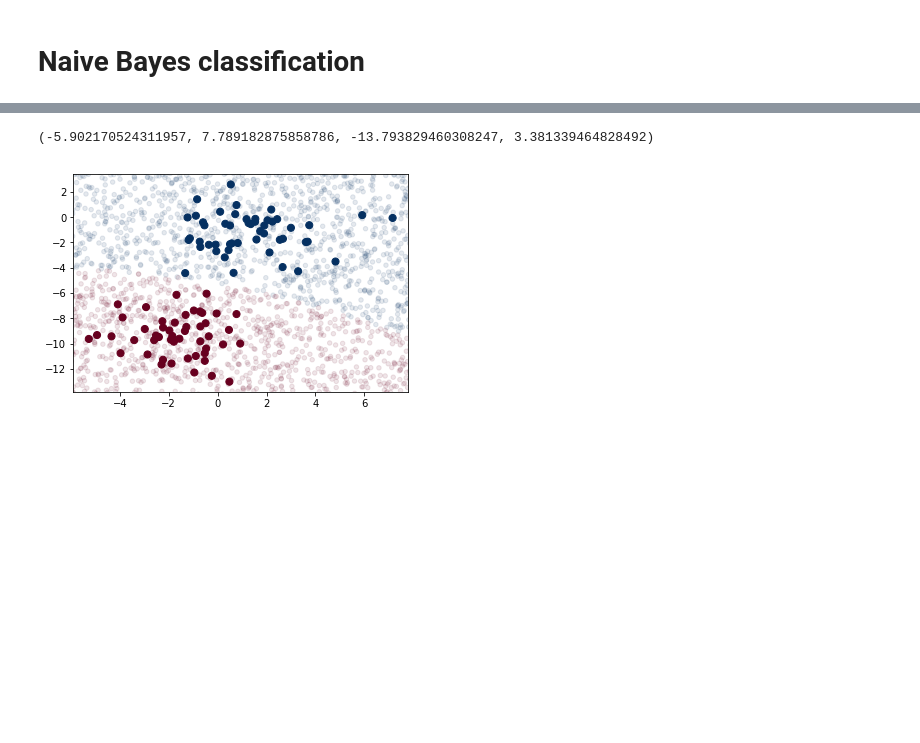
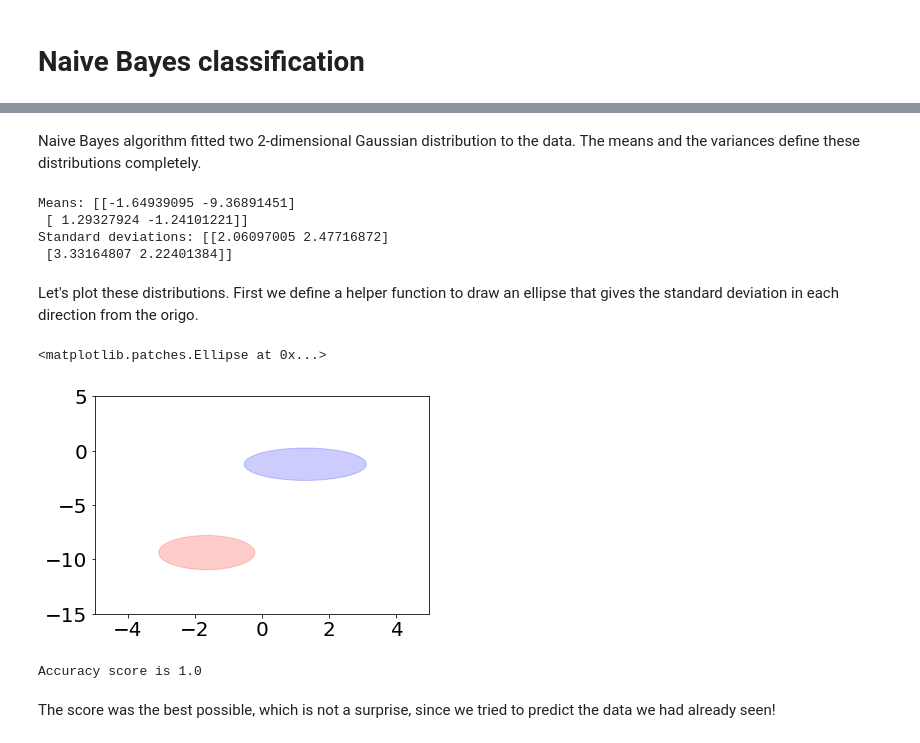
Before and after one commit to jttoivon/data-analysis-with-python-spring-2019, a Jupyter notebook: bayes.ipynb, the cells around one changed output, grey strips where cells are left out. Cells and saved outputs as stored; diff of their text form; code cells hidden in the pictures; blank space fills up the shorter version.

```diff
--- a/bayes.ipynb
+++ b/bayes.ipynb
@@ -51,8 +43,52 @@ ynew = model.predict(Xnew)
-# %%
-plt.scatter(X[:, 0], X[:, 1], c=y, s=50, cmap='RdBu')
-lim = plt.axis()
-plt.scatter(Xnew[:, 0], Xnew[:, 1], c=ynew, s=20, cmap='RdBu', alpha=0.1)
-plt.axis(lim)
-# %% [output]
-(-5.902170524311957, 7.789182875858786, -13.793829460308247, 3.381339464828492)
-[figure, removed]
+# %% [markdown]
+Naive Bayes algorithm fitted two 2-dimensional Gaussian distribution to the data. The means and the variances define these distributions completely.
+# %%
+print("Means:", model.theta_)
+print("Standard deviations:", model.sigma_)
+# %% [output]
+Means: [[-1.64939095 -9.36891451]
+ [ 1.29327924 -1.24101221]]
+Standard deviations: [[2.06097005 2.47716872]
+ [3.33164807 2.22401384]]
+# %% [markdown]
+Let's plot these distributions. First we define a helper function to draw an ellipse that gives the standard deviation in each direction from the origo.
+# %%
+def plot_ellipse(ax, mu, sigma, color="k", label=None):
+    """
+    Based on
+    http://stackoverflow.com/questions/17952171/not-sure-how-to-fit-data-with-a-gaussian-python.
+    """
+    from matplotlib.patches import Ellipse
+    # Compute eigenvalues and associated eigenvectors
+    vals, vecs = np.linalg.eigh(sigma)
+
+    # Compute "tilt" of ellipse using first eigenvector
+    x, y = vecs[:, 0]
+    theta = np.degrees(np.arctan2(y, x))
+
+    # Eigenvalues give length of ellipse along each eigenvector
+    w, h = 2 * np.sqrt(vals)
+
+    ax.tick_params(axis='both', which='major', labelsize=20)
+    ellipse = Ellipse(mu, w, h, theta, color=color, label=label)  # color="k")
+    ellipse.set_clip_box(ax.bbox)
+    ellipse.set_alpha(0.2)
+    ax.add_artist(ellipse)
+    return ellipse
+# %%
+plt.figure()
+plt.xlim(-5, 5)
+plt.ylim(-15, 5)
+plot_ellipse(plt.gca(), model.theta_[0], np.identity(2)*model.sigma_[0], color="red")
+plot_ellipse(plt.gca(), model.theta_[1], np.identity(2)*model.sigma_[1], color="blue")
+# %% [output]
+<matplotlib.patches.Ellipse at 0x...>
+[figure, added]
+# %%
+y_fitted = model.predict(X)
+acc=accuracy_score(y,y_fitted)
+print("Accuracy score is", acc)
+# %% [output]
+Accuracy score is 1.0
+# %% [markdown]
+The score was the best possible, which is not a surprise, since we tried to predict the data we had already seen!
```
Also changed, not shown: parts of 32 cells of this notebook, 6 other files.
